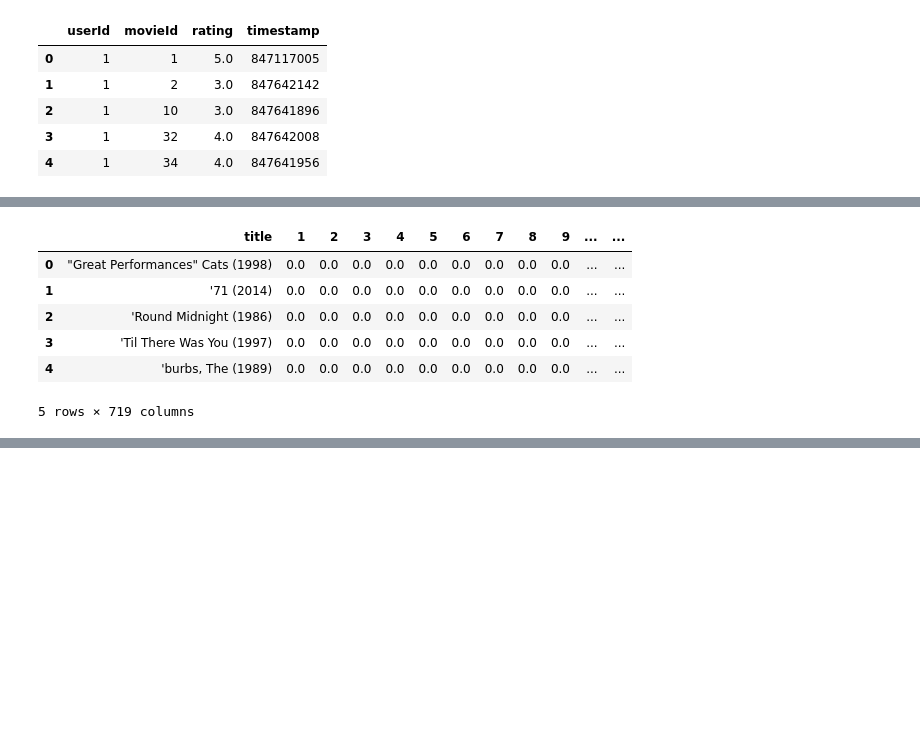
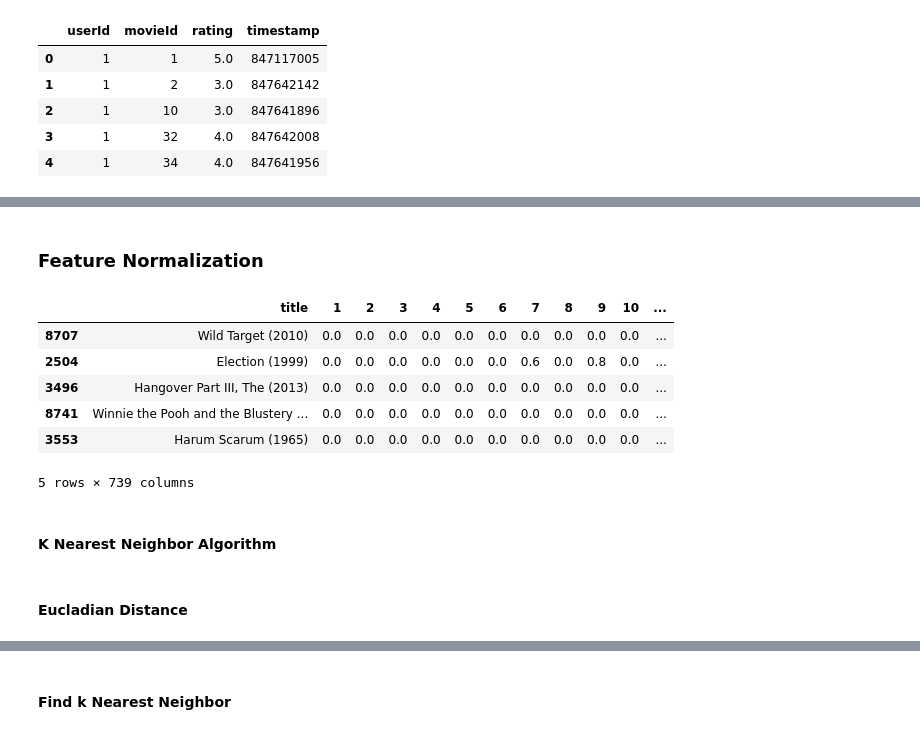
Before and after one commit to rpnugroho/Simple_KNN_from_Scratch, a Jupyter notebook: Movie_Recommendation_Using_Simple_KNN.ipynb, the cells around one changed output, grey strips where cells are left out. Drawn from its saved outputs; the diff is of its cells as text; code cells hidden in the pictures; blank space fills up the shorter version.

```diff
--- a/Movie_Recommendation_Using_Simple_KNN.ipynb
+++ b/Movie_Recommendation_Using_Simple_KNN.ipynb
@@ -112,14 +56,30 @@ features_df.head()
 5 rows × 739 columns
-# %%
-dataset = features_df.set_index('title').T.to_dict('list')
-# %% [output]
-|  | title | 1 | 2 | 3 | 4 | 5 | 6 | 7 | 8 | 9 | ... | ... |
-| 0 | "Great Performances" Cats (1998) | 0.0 | 0.0 | 0.0 | 0.0 | 0.0 | 0.0 | 0.0 | 0.0 | 0.0 | ... | ... |
-| 1 | '71 (2014) | 0.0 | 0.0 | 0.0 | 0.0 | 0.0 | 0.0 | 0.0 | 0.0 | 0.0 | ... | ... |
-| 2 | 'Round Midnight (1986) | 0.0 | 0.0 | 0.0 | 0.0 | 0.0 | 0.0 | 0.0 | 0.0 | 0.0 | ... | ... |
-| 3 | 'Til There Was You (1997) | 0.0 | 0.0 | 0.0 | 0.0 | 0.0 | 0.0 | 0.0 | 0.0 | 0.0 | ... | ... |
-| 4 | 'burbs, The (1989) | 0.0 | 0.0 | 0.0 | 0.0 | 0.0 | 0.0 | 0.0 | 0.0 | 0.0 | ... | ... |
-5 rows × 719 columns
+# %% [markdown]
+### Feature Normalization
+# %%
+def normalize(df):
+    result = df.copy()
+    for feature_name in df.columns:
+        if feature_name != 'title':
+            max_value = df[feature_name].max()
+            min_value = df[feature_name].min()
+            result[feature_name] = (df[feature_name] - min_value) / (max_value - min_value)
+    return result
+
+norm_feature = normalize(features_df)
+norm_feature.sample(5)
+# %% [output]
+|  | title | 1 | 2 | 3 | 4 | 5 | 6 | 7 | 8 | 9 | 10 | ... |
+| 8707 | Wild Target (2010) | 0.0 | 0.0 | 0.0 | 0.0 | 0.0 | 0.0 | 0.0 | 0.0 | 0.0 | 0.0 | ... |
+| 2504 | Election (1999) | 0.0 | 0.0 | 0.0 | 0.0 | 0.0 | 0.0 | 0.6 | 0.0 | 0.8 | 0.0 | ... |
+| 3496 | Hangover Part III, The (2013) | 0.0 | 0.0 | 0.0 | 0.0 | 0.0 | 0.0 | 0.0 | 0.0 | 0.0 | 0.0 | ... |
+| 8741 | Winnie the Pooh and the Blustery ... | 0.0 | 0.0 | 0.0 | 0.0 | 0.0 | 0.0 | 0.0 | 0.0 | 0.0 | 0.0 | ... |
+| 3553 | Harum Scarum (1965) | 0.0 | 0.0 | 0.0 | 0.0 | 0.0 | 0.0 | 0.0 | 0.0 | 0.0 | 0.0 | ... |
+5 rows × 739 columns
+# %% [markdown]
+#### K Nearest Neighbor Algorithm
+# %% [markdown]
+#### Eucladian Distance
 # %% [markdown]
 ![Eucladian Distance](https://wikimedia.org/api/rest_v1/media/math/render/svg/795b967db2917cdde7c2da2d1ee327eb673276c0)
 # %%
@@ -131,6 +91,8 @@ def distance(point_p, point_q):
         squared_difference += (point_p[i] - point_q[i]) ** 2
     final_distance = squared_difference ** 0.5
     return final_distance
+# %% [markdown]
+#### Find k Nearest Neighbor
 # %%
 def classify(title, dataset, k):
     distances = []
```
Also changed, not shown: parts of 20 cells of this notebook.
